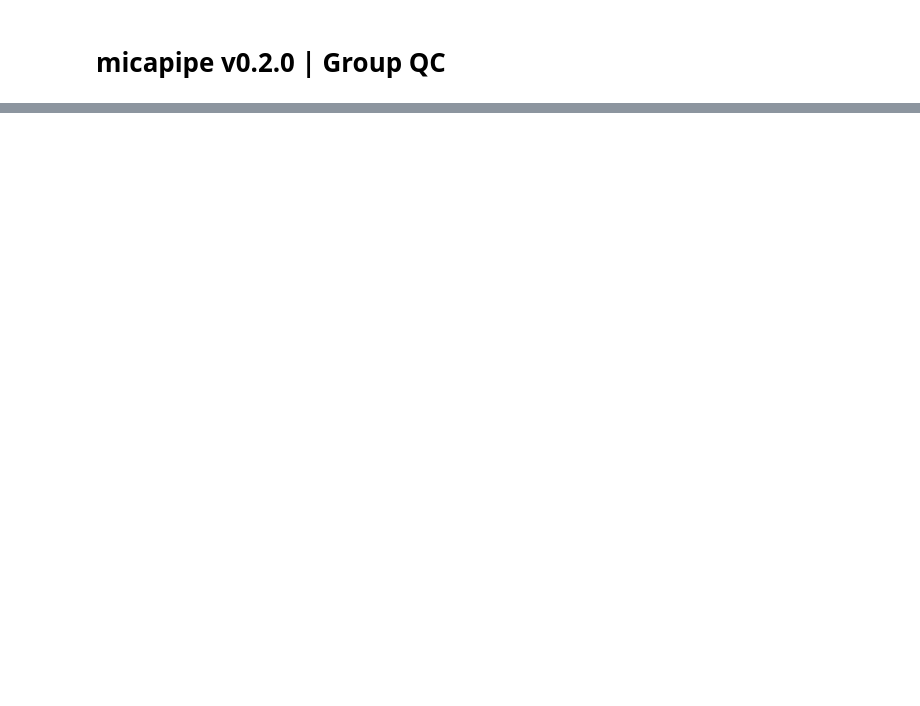
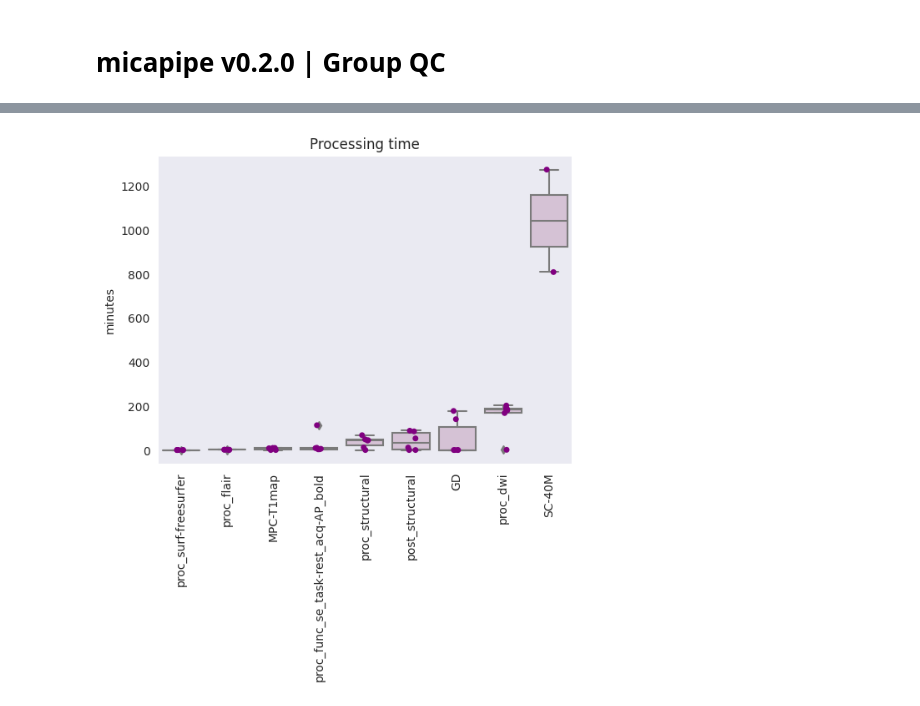
Before and after one commit to rcruces/preproc_reports, a Jupyter notebook: notebooks/micapipe_v0.2.0_QC-group.ipynb, the cells around one changed output, grey strips where cells are left out. Drawn from its saved outputs; the diff is of its cells as text; code cells hidden in the pictures; blank space fills up the shorter version.

```diff
--- a/notebooks/micapipe_v0.2.0_QC-group.ipynb
+++ b/notebooks/micapipe_v0.2.0_QC-group.ipynb
@@ -158,0 +193,30 @@ Text(0.5, 1.0, 'Module Progress')
+# %%
+# Convert the processing.time to numeric
+result['Processing.time'] = pd.to_numeric(result['Processing.time'])
+
+# Calculate the mean and standard deviation by module and sort by mean processing time
+stats_df = result.groupby('Module')['Processing.time'].agg(['mean', 'std'])
+stats_df = stats_df.sort_values('mean')
+stats_df['mean_std'] = stats_df.apply(lambda row: '{:.2f} +/- {:.2f}'.format(row['mean'], row['std']), axis=1)
+stats_df = stats_df.reset_index()
+
+# Create the box plot with custom box and whisker colors and sorted order
+sns.boxplot(x='Module', y='Processing.time', data=result, order=stats_df['Module'], color='thistle')
+
+# Add the individual data points as dots
+sns.stripplot(x='Module', y='Processing.time', data=result, order=stats_df['Module'], color='purple')
+
+# Set the title of the plot
+plt.title('Processing Time')
+
+# Rotate the x-axis labels
+plt.xticks(rotation=90)
+# labels
+plt.xlabel('')
+plt.ylabel('minutes')
+plt.title('Processing time')
+
+# Show the plot
+plt.show()
+# %% [output]
+[figure, added]
```
Also changed, not shown: parts of 18 cells of this notebook.
